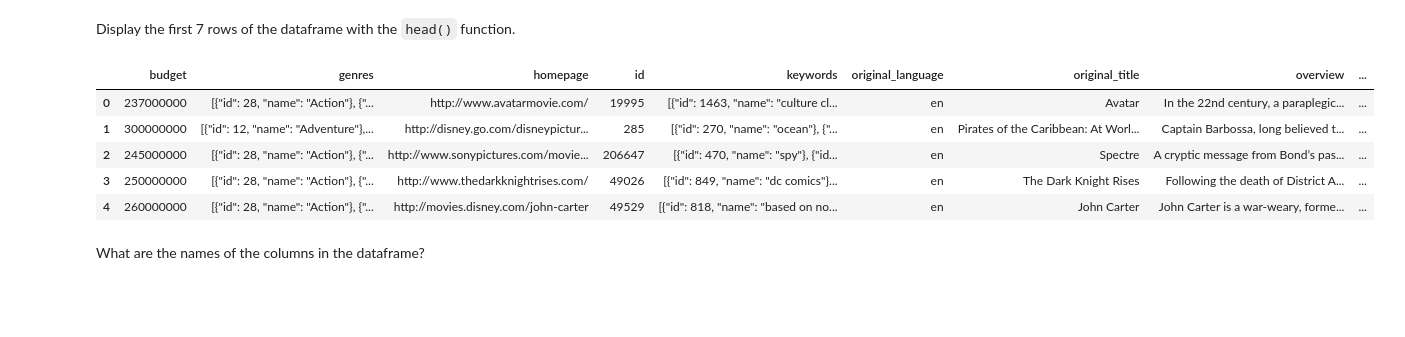
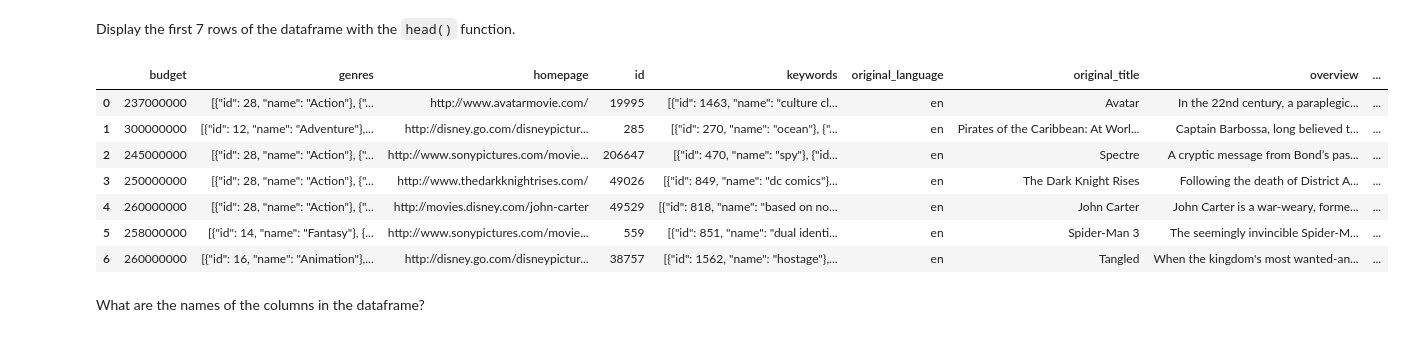
Before and after one commit to rtelmore/info-3440, a Jupyter notebook: in-class-material/week-03/Class-Two/w03-c02-python-eda-movies.ipynb, the cells around one changed output. Cells and saved outputs as stored; diff of their text form; code cells hidden in the pictures; blank space fills up the shorter version.

```diff
--- a/in-class-material/week-03/Class-Two/w03-c02-python-eda-movies.ipynb
+++ b/in-class-material/week-03/Class-Two/w03-c02-python-eda-movies.ipynb
@@ -69,14 +69,16 @@ dtype: object
 # %% [markdown]
 Display the first 7 rows of the dataframe with the `head()` function.
 # %%
-df.head(5)
+df.head(7)
 # %% [output]
 |  | budget | genres | homepage | id | keywords | original_language | original_title | overview | ... |
 | 0 | 237000000 | [{"id": 28, "name": "Action"}, {"... | http://www.avatarmovie.com/ | 19995 | [{"id": 1463, "name": "culture cl... | en | Avatar | In the 22nd century, a paraplegic... | ... |
 | 1 | 300000000 | [{"id": 12, "name": "Adventure"},... | http://disney.go.com/disneypictur... | 285 | [{"id": 270, "name": "ocean"}, {"... | en | Pirates of the Caribbean: At Worl... | Captain Barbossa, long believed t... | ... |
 | 2 | 245000000 | [{"id": 28, "name": "Action"}, {"... | http://www.sonypictures.com/movie... | 206647 | [{"id": 470, "name": "spy"}, {"id... | en | Spectre | A cryptic message from Bond’s pas... | ... |
 | 3 | 250000000 | [{"id": 28, "name": "Action"}, {"... | http://www.thedarkknightrises.com/ | 49026 | [{"id": 849, "name": "dc comics"}... | en | The Dark Knight Rises | Following the death of District A... | ... |
 | 4 | 260000000 | [{"id": 28, "name": "Action"}, {"... | http://movies.disney.com/john-carter | 49529 | [{"id": 818, "name": "based on no... | en | John Carter | John Carter is a war-weary, forme... | ... |
+| 5 | 258000000 | [{"id": 14, "name": "Fantasy"}, {... | http://www.sonypictures.com/movie... | 559 | [{"id": 851, "name": "dual identi... | en | Spider-Man 3 | The seemingly invincible Spider-M... | ... |
+| 6 | 260000000 | [{"id": 16, "name": "Animation"},... | http://disney.go.com/disneypictur... | 38757 | [{"id": 1562, "name": "hostage"},... | en | Tangled | When the kingdom's most wanted-an... | ... |
 # %% [markdown]
 What are the names of the columns in the dataframe?
 # %%
```
Also changed, not shown: parts of 14 cells of this notebook.
